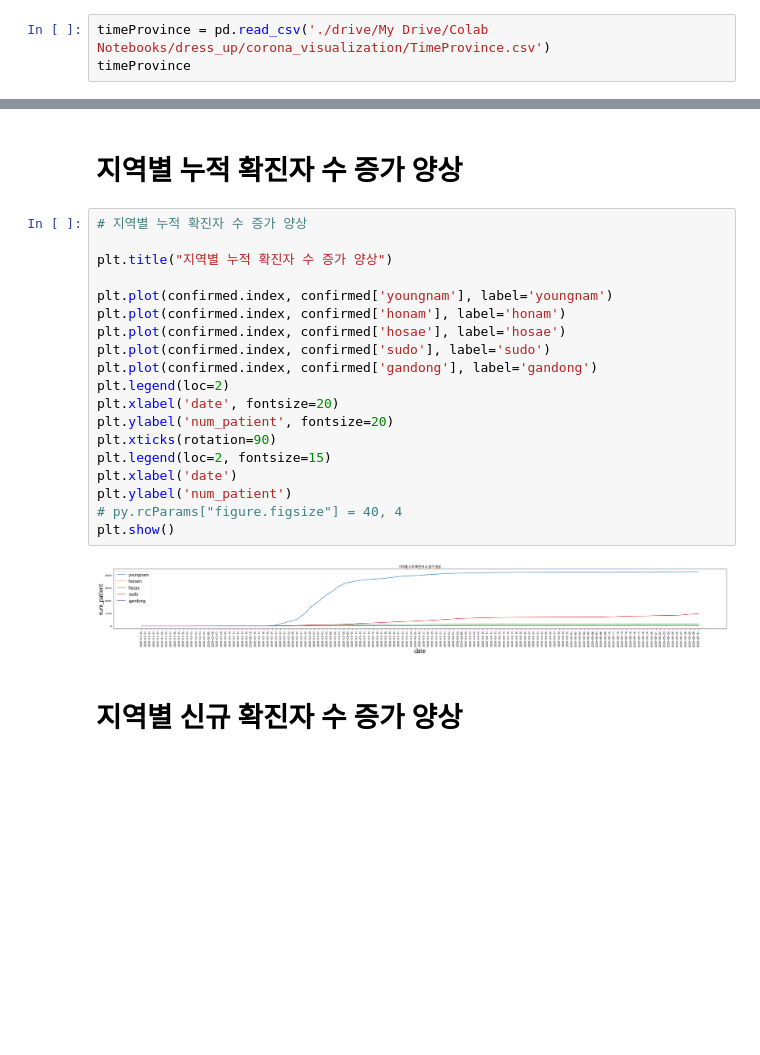
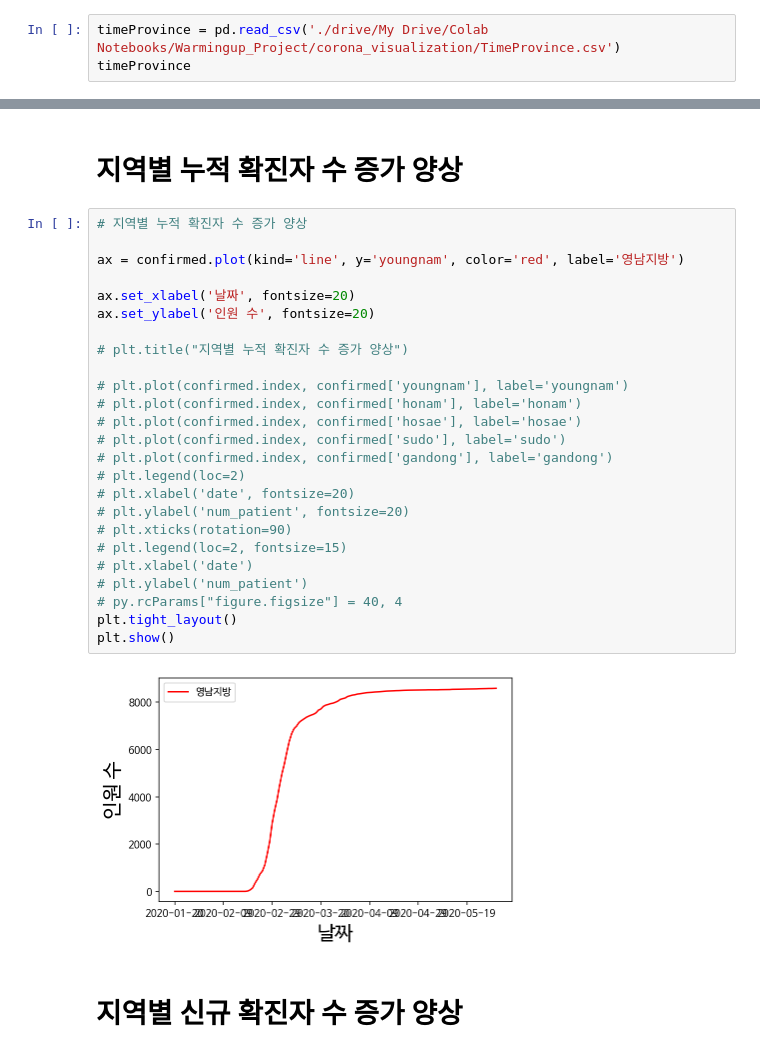
Before and after one commit to Shinest-changwon/OMG_coroan19_data_analysis, a Jupyter notebook: confirmed_province.ipynb, the cells around one changed output, grey strips where cells are left out. Cells and saved outputs as stored; diff of their text form; blank space fills up the shorter version.

```diff
--- a/confirmed_province.ipynb
+++ b/confirmed_province.ipynb
@@ -62,7 +73,7 @@ array(['overseas inflow', 'contact with patient', 'Seongdong-gu APT',
 # %% [markdown]
 # 지역별 확진자 수 증가 양상
 # %%
-timeProvince = pd.read_csv('./drive/My Drive/Colab Notebooks/dress_up/corona_visualization/TimeProvince.csv')
+timeProvince = pd.read_csv('./drive/My Drive/Colab Notebooks/Warmingup_Project/corona_visualization/TimeProvince.csv')
 timeProvince
 # %% [output]
 |  | date | time | province | confirmed | released | deceased |
@@ -159,24 +170,30 @@ confirmed.iloc[:,17:23]
 # %%
 # 지역별 누적 확진자 수 증가 양상
 
-plt.title("지역별 누적 확진자 수 증가 양상")
+ax = confirmed.plot(kind='line', y='youngnam', color='red', label='영남지방')
 
-plt.plot(confirmed.index, confirmed['youngnam'], label='youngnam')
-plt.plot(confirmed.index, confirmed['honam'], label='honam')
-plt.plot(confirmed.index, confirmed['hosae'], label='hosae')
-plt.plot(confirmed.index, confirmed['sudo'], label='sudo')
-plt.plot(confirmed.index, confirmed['gandong'], label='gandong')
-plt.legend(loc=2)
-plt.xlabel('date', fontsize=20)
-plt.ylabel('num_patient', fontsize=20)
-plt.xticks(rotation=90)
-plt.legend(loc=2, fontsize=15)
-plt.xlabel('date')
-plt.ylabel('num_patient')
+ax.set_xlabel('날짜', fontsize=20)
+ax.set_ylabel('인원 수', fontsize=20)
+
+# plt.title("지역별 누적 확진자 수 증가 양상")
+
+# plt.plot(confirmed.index, confirmed['youngnam'], label='youngnam')
+# plt.plot(confirmed.index, confirmed['honam'], label='honam')
+# plt.plot(confirmed.index, confirmed['hosae'], label='hosae')
+# plt.plot(confirmed.index, confirmed['sudo'], label='sudo')
+# plt.plot(confirmed.index, confirmed['gandong'], label='gandong')
+# plt.legend(loc=2)
+# plt.xlabel('date', fontsize=20)
+# plt.ylabel('num_patient', fontsize=20)
+# plt.xticks(rotation=90)
+# plt.legend(loc=2, fontsize=15)
+# plt.xlabel('date')
+# plt.ylabel('num_patient')
 # py.rcParams["figure.figsize"] = 40, 4
+plt.tight_layout()
 plt.show()
 # %% [output]
-[figure, old version]
+[figure, new version]
 # %% [markdown]
 # 지역별 신규 확진자 수 증가 양상
 # %%
```
Also changed, not shown: parts of 10 cells of this notebook, 1 other file.
